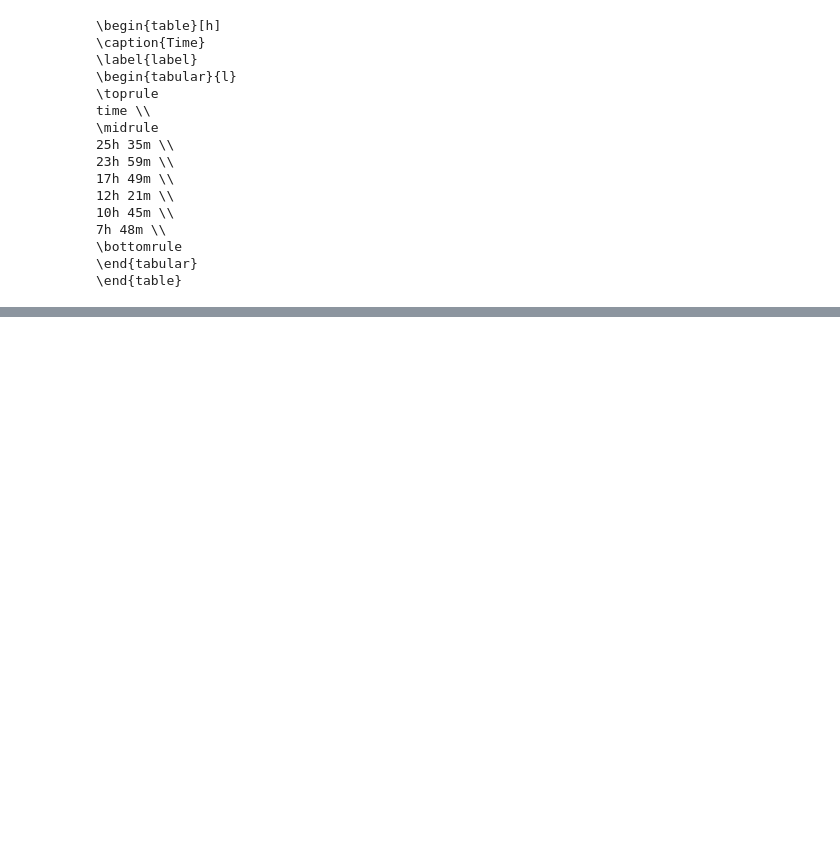
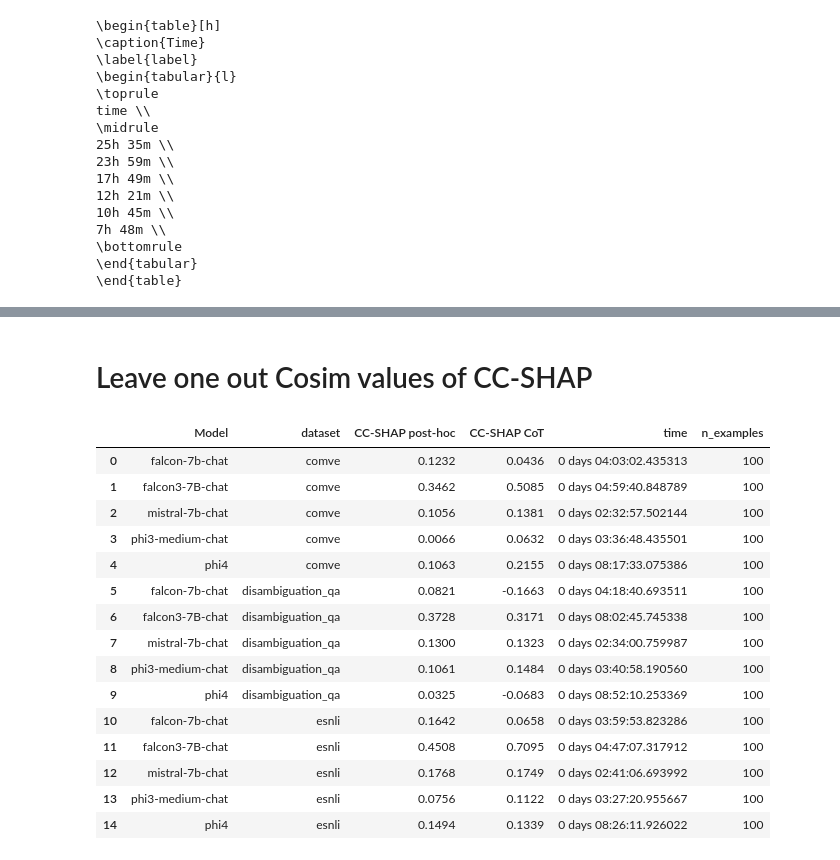
Before and after one commit to Rickvanderveen/FACT-AI, a Jupyter notebook: CC-SHAP/result_analysis.ipynb, the cells around one changed output, grey strips where cells are left out. Saved outputs shown, nothing was run; the diff lists cells and outputs as text; code cells hidden in the pictures; blank space fills up the shorter version.

Commit message:
Àdded result sections in the notebook

```diff
--- a/CC-SHAP/result_analysis.ipynb
+++ b/CC-SHAP/result_analysis.ipynb
@@ -312,0 +344,39 @@ time \\
+# %% [markdown]
+# Leave one out Cosim values of CC-SHAP
+# %%
+cosim_ccshap_dataframe = []
+models = ["phi3-medium-chat", "falcon-7b-chat", "phi4", "mistral-7b-chat", "falcon3-7B-chat"]
+tests = ["cc_shap-posthoc", "cc_shap-cot"]
+for experiment in main_experiments:
+    result = ExperimentResult(load_json_file(experiment))
+
+    args = result.args
+    if find_arg(args, "model_name") in models and set(tests).issubset(result.tests):
+        cosim_ccshap_dataframe.append({
+            "Model": find_arg(args, "model_name"),
+            "dataset": find_arg(args, "c_task"),
+            "CC-SHAP post-hoc": np.mean(np.array(result.get_variable("cc_shap-posthoc"))),
+            "CC-SHAP CoT": np.mean(np.array(result.get_variable("cc_shap-cot"))),
+            "time": result.time_elapsed,
+            "n_examples": len(result.examples_names()),
+        })
+cosim_ccshap_dataframe = pd.DataFrame(cosim_ccshap_dataframe)
+cosim_ccshap_dataframe = cosim_ccshap_dataframe.sort_values(by=['dataset', 'Model']).reset_index(drop=True)
+cosim_ccshap_dataframe
+# %% [output]
+|  | Model | dataset | CC-SHAP post-hoc | CC-SHAP CoT | time | n_examples |
+| 0 | falcon-7b-chat | comve | 0.1232 | 0.0436 | 0 days 04:03:02.435313 | 100 |
+| 1 | falcon3-7B-chat | comve | 0.3462 | 0.5085 | 0 days 04:59:40.848789 | 100 |
+| 2 | mistral-7b-chat | comve | 0.1056 | 0.1381 | 0 days 02:32:57.502144 | 100 |
+| 3 | phi3-medium-chat | comve | 0.0066 | 0.0632 | 0 days 03:36:48.435501 | 100 |
+| 4 | phi4 | comve | 0.1063 | 0.2155 | 0 days 08:17:33.075386 | 100 |
+| 5 | falcon-7b-chat | disambiguation_qa | 0.0821 | -0.1663 | 0 days 04:18:40.693511 | 100 |
+| 6 | falcon3-7B-chat | disambiguation_qa | 0.3728 | 0.3171 | 0 days 08:02:45.745338 | 100 |
+| 7 | mistral-7b-chat | disambiguation_qa | 0.1300 | 0.1323 | 0 days 02:34:00.759987 | 100 |
+| 8 | phi3-medium-chat | disambiguation_qa | 0.1061 | 0.1484 | 0 days 03:40:58.190560 | 100 |
+| 9 | phi4 | disambiguation_qa | 0.0325 | -0.0683 | 0 days 08:52:10.253369 | 100 |
+| 10 | falcon-7b-chat | esnli | 0.1642 | 0.0658 | 0 days 03:59:53.823286 | 100 |
+| 11 | falcon3-7B-chat | esnli | 0.4508 | 0.7095 | 0 days 04:47:07.317912 | 100 |
+| 12 | mistral-7b-chat | esnli | 0.1768 | 0.1749 | 0 days 02:41:06.693992 | 100 |
+| 13 | phi3-medium-chat | esnli | 0.0756 | 0.1122 | 0 days 03:27:20.955667 | 100 |
+| 14 | phi4 | esnli | 0.1494 | 0.1339 | 0 days 08:26:11.926022 | 100 |
```
Also changed, not shown: parts of 15 cells of this notebook, 1 other file.
